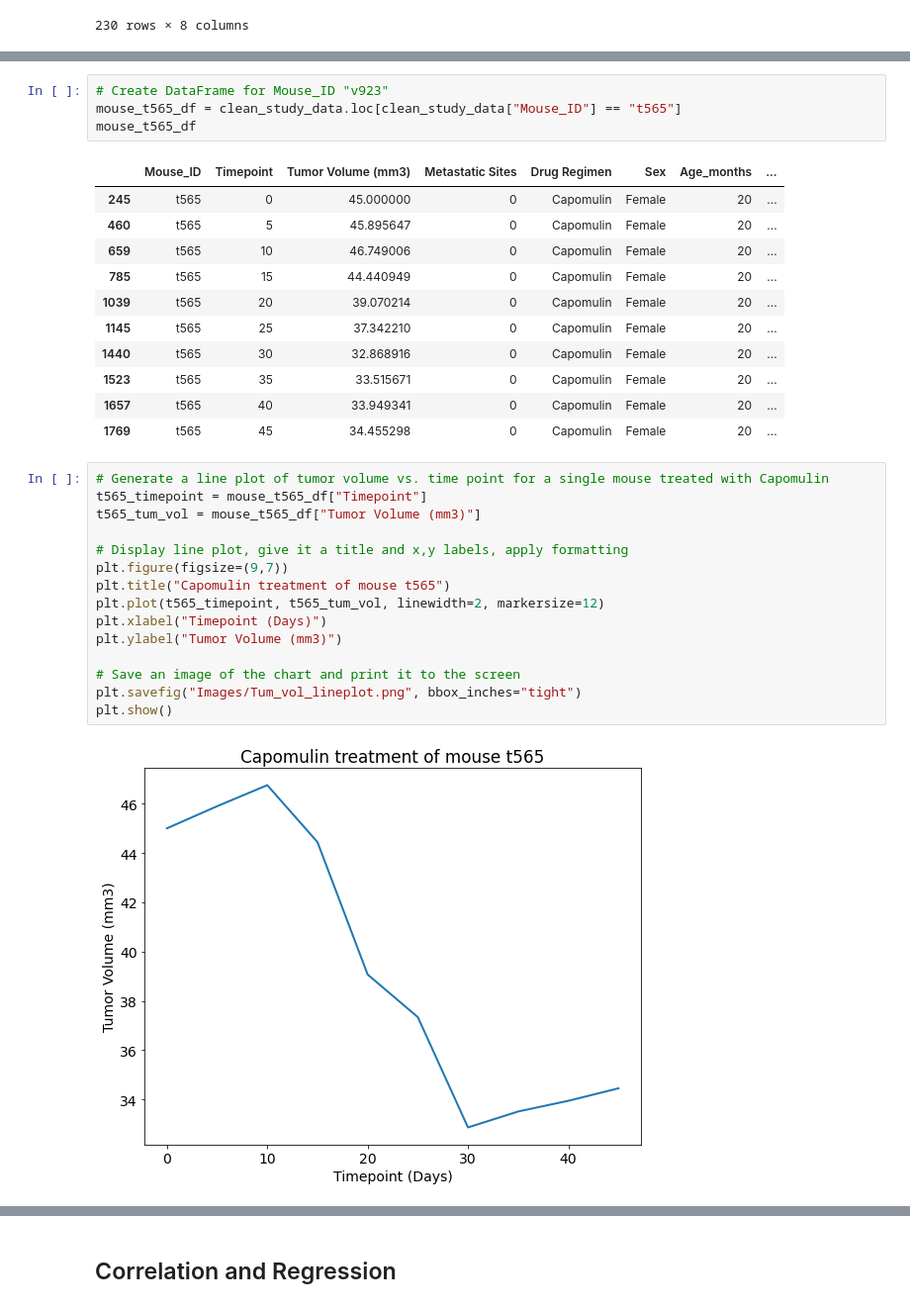
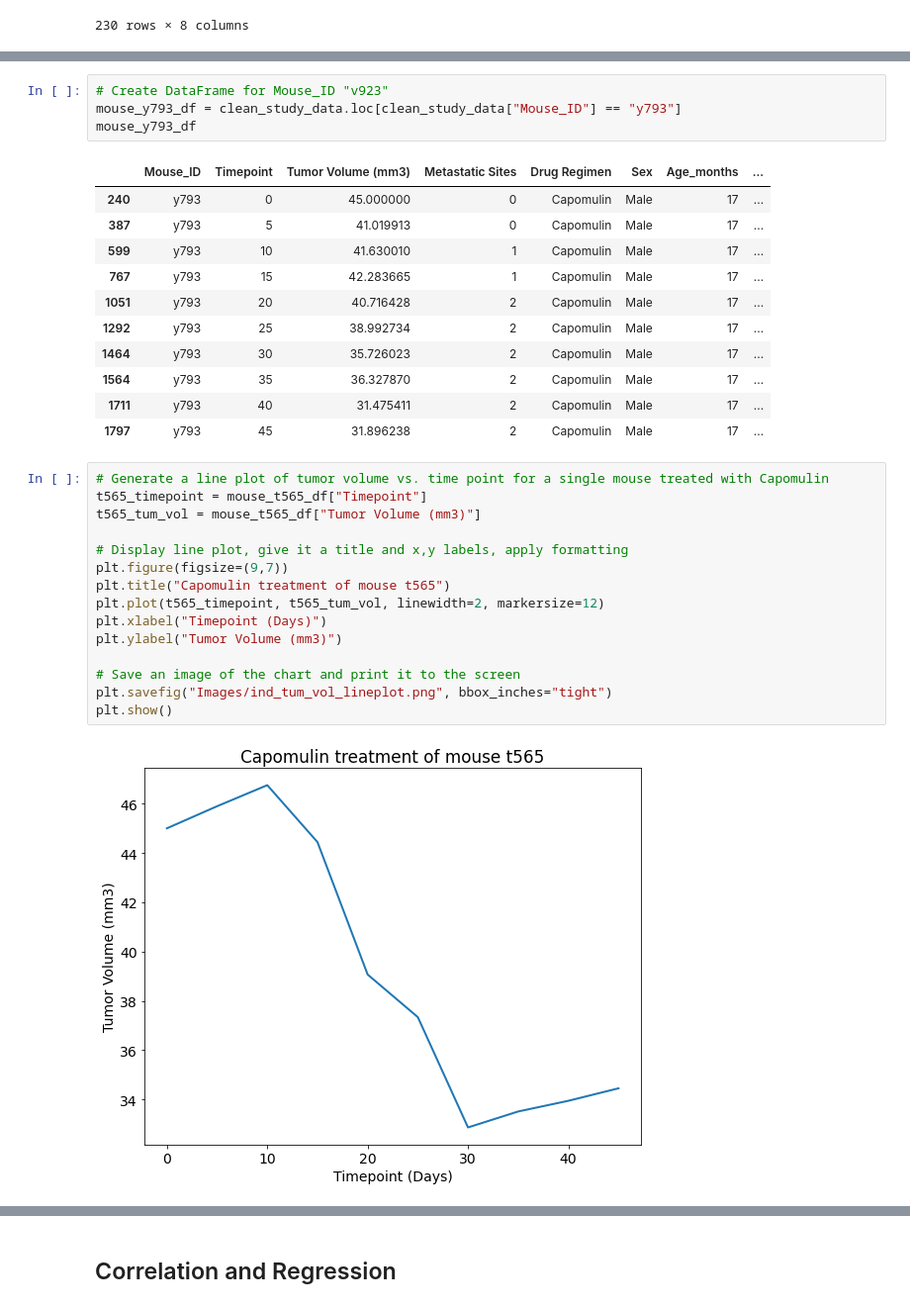
Before and after one commit to andrewdhawthorne/Module-5-Matplotlib-Challenge, a Jupyter notebook: Pymaceuticals/Pymaceuticals_student_solution.ipynb, the cells around one changed output, grey strips where cells are left out. Shown at 99% size. Drawn from its saved outputs; the diff is of its cells as text.

```diff
--- a/Pymaceuticals/Pymaceuticals_student_solution.ipynb
+++ b/Pymaceuticals/Pymaceuticals_student_solution.ipynb
@@ -456,19 +456,19 @@ capomulin_mouse.sample()
 # %%
 # Create DataFrame for Mouse_ID "v923"
-mouse_t565_df = clean_study_data.loc[clean_study_data["Mouse_ID"] == "t565"]
-mouse_t565_df
+mouse_y793_df = clean_study_data.loc[clean_study_data["Mouse_ID"] == "y793"]
+mouse_y793_df
 # %% [output]
 |  | Mouse_ID | Timepoint | Tumor Volume (mm3) | Metastatic Sites | Drug Regimen | Sex | Age_months | ... |
-| 245 | t565 | 0 | 45.000000 | 0 | Capomulin | Female | 20 | ... |
-| 460 | t565 | 5 | 45.895647 | 0 | Capomulin | Female | 20 | ... |
-| 659 | t565 | 10 | 46.749006 | 0 | Capomulin | Female | 20 | ... |
-| 785 | t565 | 15 | 44.440949 | 0 | Capomulin | Female | 20 | ... |
-| 1039 | t565 | 20 | 39.070214 | 0 | Capomulin | Female | 20 | ... |
-| 1145 | t565 | 25 | 37.342210 | 0 | Capomulin | Female | 20 | ... |
-| 1440 | t565 | 30 | 32.868916 | 0 | Capomulin | Female | 20 | ... |
-| 1523 | t565 | 35 | 33.515671 | 0 | Capomulin | Female | 20 | ... |
-| 1657 | t565 | 40 | 33.949341 | 0 | Capomulin | Female | 20 | ... |
-| 1769 | t565 | 45 | 34.455298 | 0 | Capomulin | Female | 20 | ... |
+| 240 | y793 | 0 | 45.000000 | 0 | Capomulin | Male | 17 | ... |
+| 387 | y793 | 5 | 41.019913 | 0 | Capomulin | Male | 17 | ... |
+| 599 | y793 | 10 | 41.630010 | 1 | Capomulin | Male | 17 | ... |
+| 767 | y793 | 15 | 42.283665 | 1 | Capomulin | Male | 17 | ... |
+| 1051 | y793 | 20 | 40.716428 | 2 | Capomulin | Male | 17 | ... |
+| 1292 | y793 | 25 | 38.992734 | 2 | Capomulin | Male | 17 | ... |
+| 1464 | y793 | 30 | 35.726023 | 2 | Capomulin | Male | 17 | ... |
+| 1564 | y793 | 35 | 36.327870 | 2 | Capomulin | Male | 17 | ... |
+| 1711 | y793 | 40 | 31.475411 | 2 | Capomulin | Male | 17 | ... |
+| 1797 | y793 | 45 | 31.896238 | 2 | Capomulin | Male | 17 | ... |
 # %%
 # Generate a line plot of tumor volume vs. time point for a single mouse treated with Capomulin
 t565_timepoint = mouse_t565_df["Timepoint"]
@@ -482,7 +482,7 @@ plt.xlabel("Timepoint (Days)")
 plt.ylabel("Tumor Volume (mm3)")
 
 # Save an image of the chart and print it to the screen
-plt.savefig("Images/Tum_vol_lineplot.png", bbox_inches="tight")
+plt.savefig("Images/ind_tum_vol_lineplot.png", bbox_inches="tight")
 plt.show()
 # %% [output]
 [figure]
```
Also changed, not shown: parts of 8 cells of this notebook, 10 other files.
